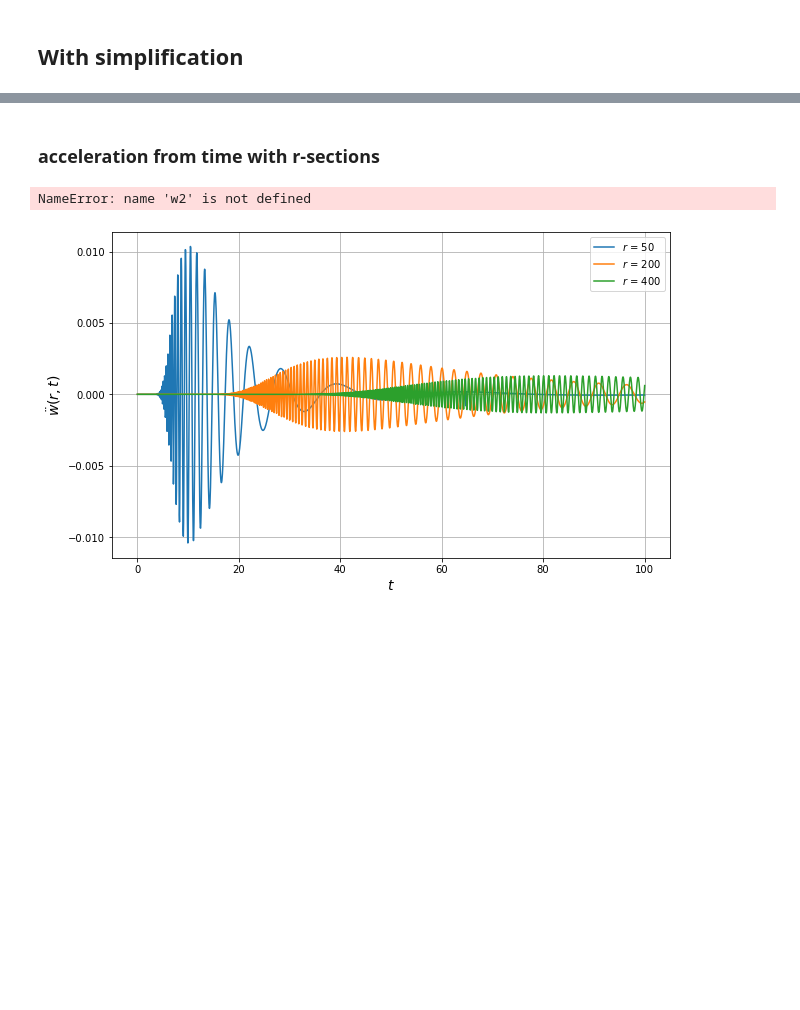
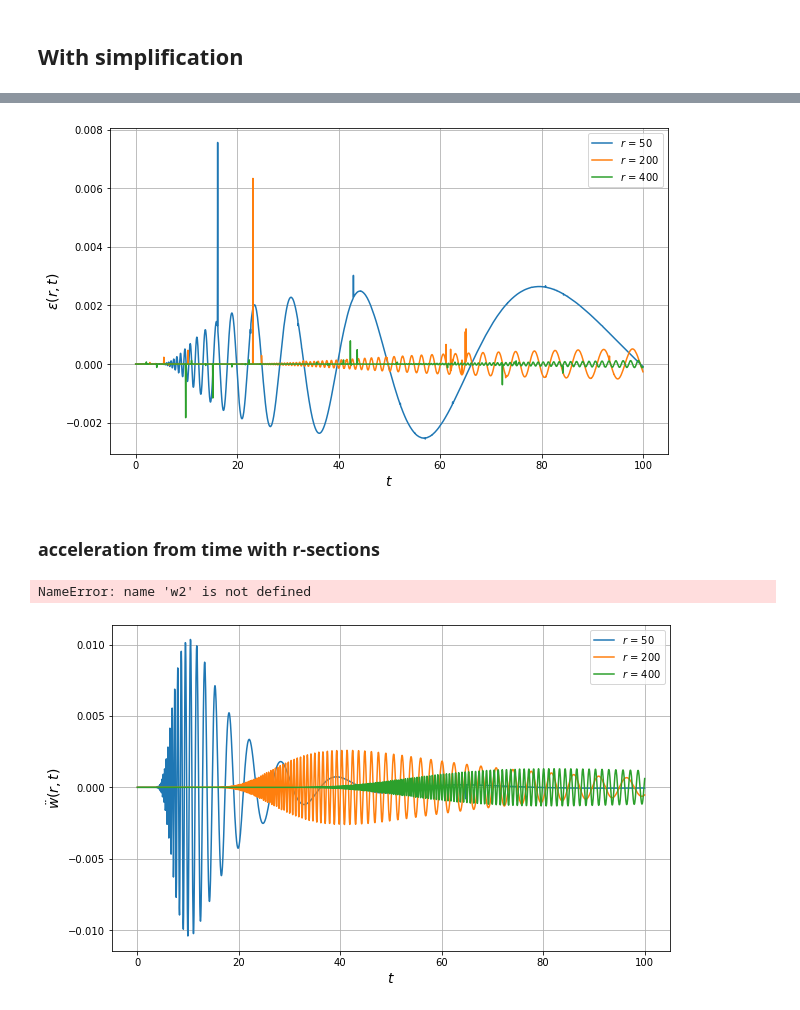
Before and after one commit to rayannott/wave_pde_analytical, a Jupyter notebook: plate_oscillations.ipynb, the cells around one changed output, grey strips where cells are left out. Cells and saved outputs as stored; diff of their text form; code cells hidden in the pictures; blank space fills up the shorter version.

```diff
--- a/plate_oscillations.ipynb
+++ b/plate_oscillations.ipynb
@@ -36,3 +66,16 @@ def w_sf(r,t,params):
+# %%
+a = 1
+j = 1
+params2 = (a,j)
+r_sections = [50, 200, 400]
+t = np.linspace(0, 100, 2000)
+w_solution2_eps = solve(eps_w2, r_sections, t, params2)
+# %%
+name = 'plate_deformations_r=[50,200,400]'
+plot_results(t, w_solution2_eps, r_sections, figname=None,
+            lgd=r'$r$', xl=r'$t$', yl=r'$\varepsilon(r,t)$', title=None, fontsize=14)
+# %% [output]
+[figure, added]
 # %% [markdown]
 ### acceleration from time with r-sections
 # %%
```
Also changed, not shown: parts of 9 cells of this notebook.
